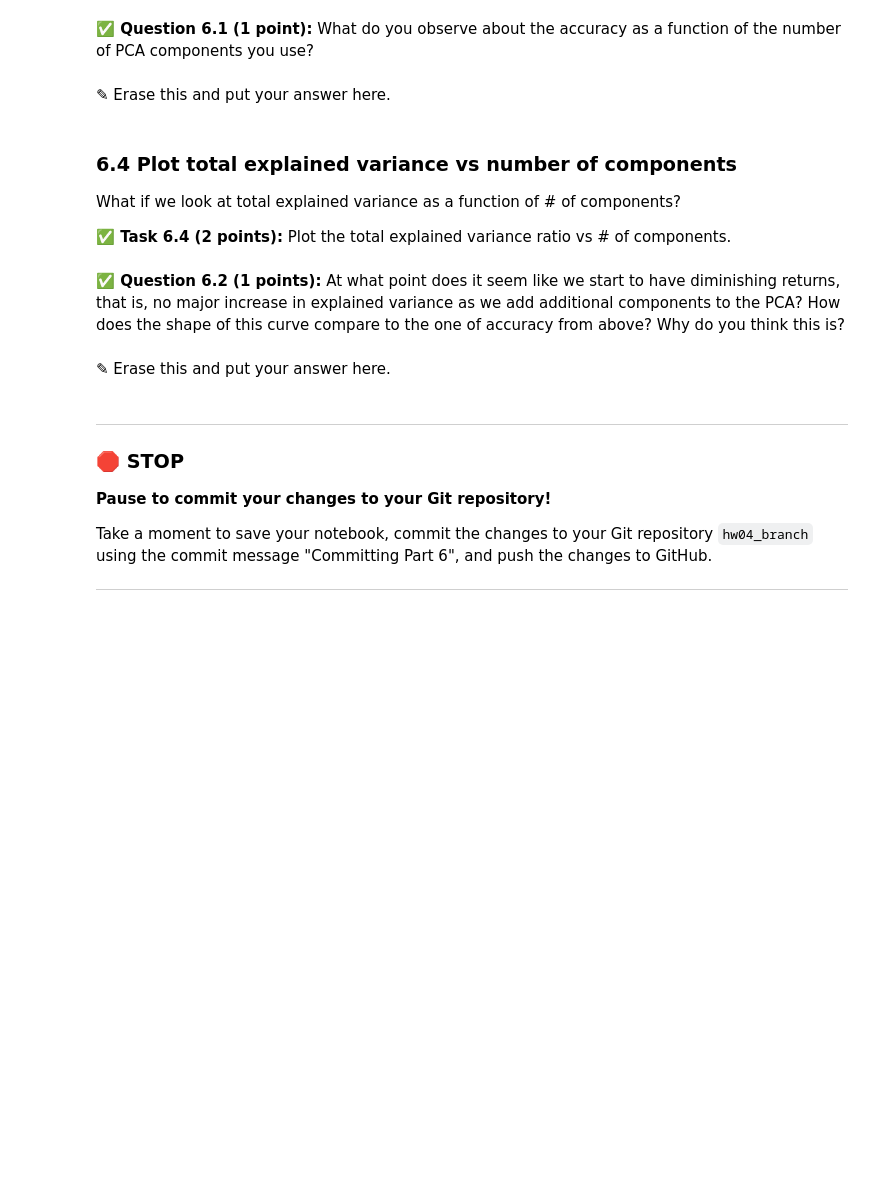
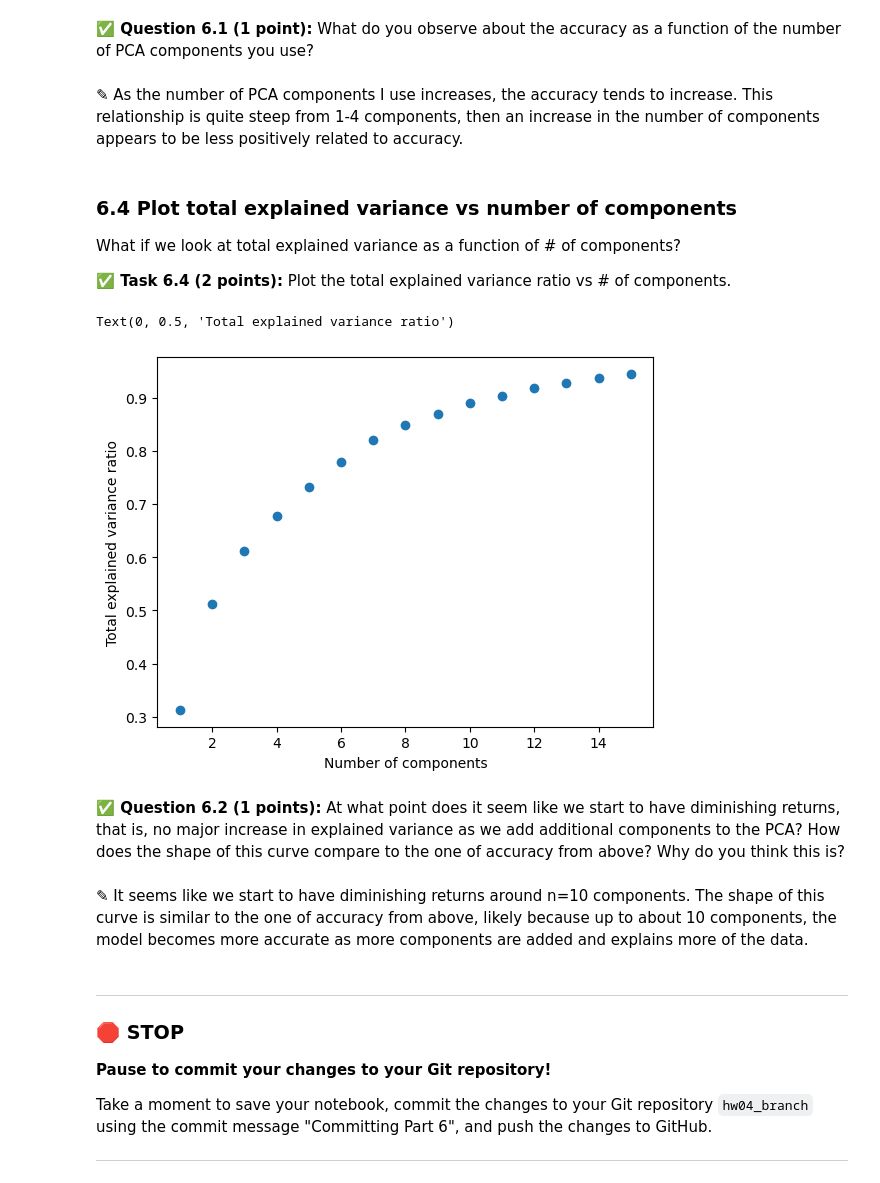
Before and after one commit to sarahhoogstraten/CMSE202-f23-turnin, a Jupyter notebook: hw-04/HW-04_PerceptronSVMandPCA-SarahHoogstraten.ipynb, the cells around one changed output. Drawn from its saved outputs; the diff is of its cells as text; code cells hidden in the pictures; blank space fills up the shorter version.

```diff
--- a/hw-04/HW-04_PerceptronSVMandPCA-SarahHoogstraten.ipynb
+++ b/hw-04/HW-04_PerceptronSVMandPCA-SarahHoogstraten.ipynb
@@ -570,7 +627,7 @@ Now that we have those numbers, it makes sense to look at the accuracy vs # of c
 # %% [markdown]
 **&#9989; Question 6.1 (1 point):** What do you observe about the accuracy as a function of the number of PCA components you use?
-# %% [markdown]
-<font size=+3>&#9998;</font> Erase this and put your answer here.
+# %% [markdown]
+<font size=+3>&#9998;</font> As the number of PCA components I use increases, the accuracy tends to increase. This relationship is quite steep from 1-4 components, then an increase in the number of components appears to be less positively related to accuracy.
 # %% [markdown]
 ### 6.4 Plot total explained variance vs number of components
 
@@ -582,7 +637,15 @@ What if we look at total explained variance as a function of # of components?
+# %%
+# Put your code here
+plt.scatter(components, variances)
+plt.xlabel('Number of components')
+plt.ylabel('Total explained variance ratio')
+# %% [output]
+Text(0, 0.5, 'Total explained variance ratio')
+[figure, added]
 # %% [markdown]
 **&#9989; Question 6.2 (1 points):** At what point does it seem like we start to have diminishing returns, that is, no major increase in explained variance as we add additional components to the PCA? How does the shape of this curve compare to the one of accuracy from above? Why do you think this is?
-# %% [markdown]
-<font size=+3>&#9998;</font> Erase this and put your answer here.
+# %% [markdown]
+<font size=+3>&#9998;</font> It seems like we start to have diminishing returns around n=10 components. The shape of this curve is similar to the one of accuracy from above, likely because up to about 10 components, the model becomes more accurate as more components are added and explains more of the data.
 # %% [markdown]
 ---
 ### &#128721; STOP
```
Also changed, not shown: parts of 11 cells of this notebook.
